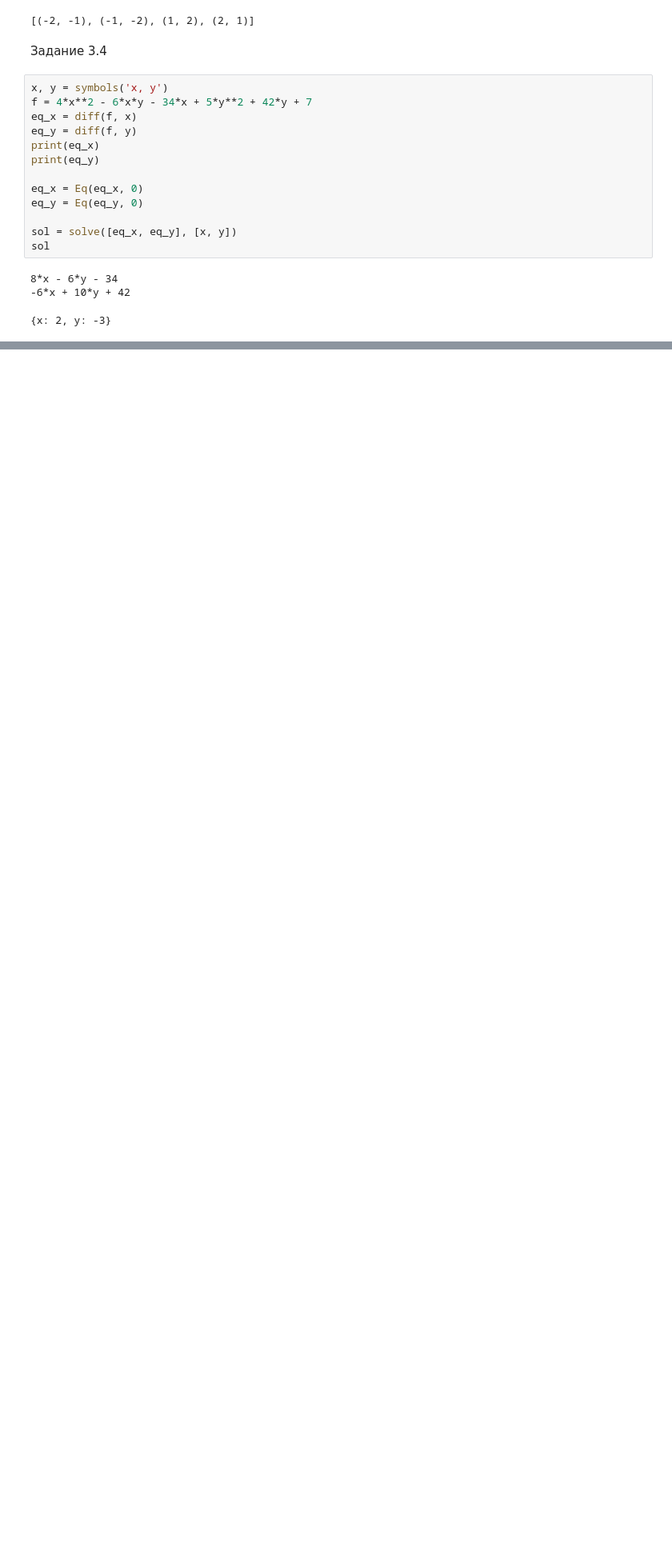
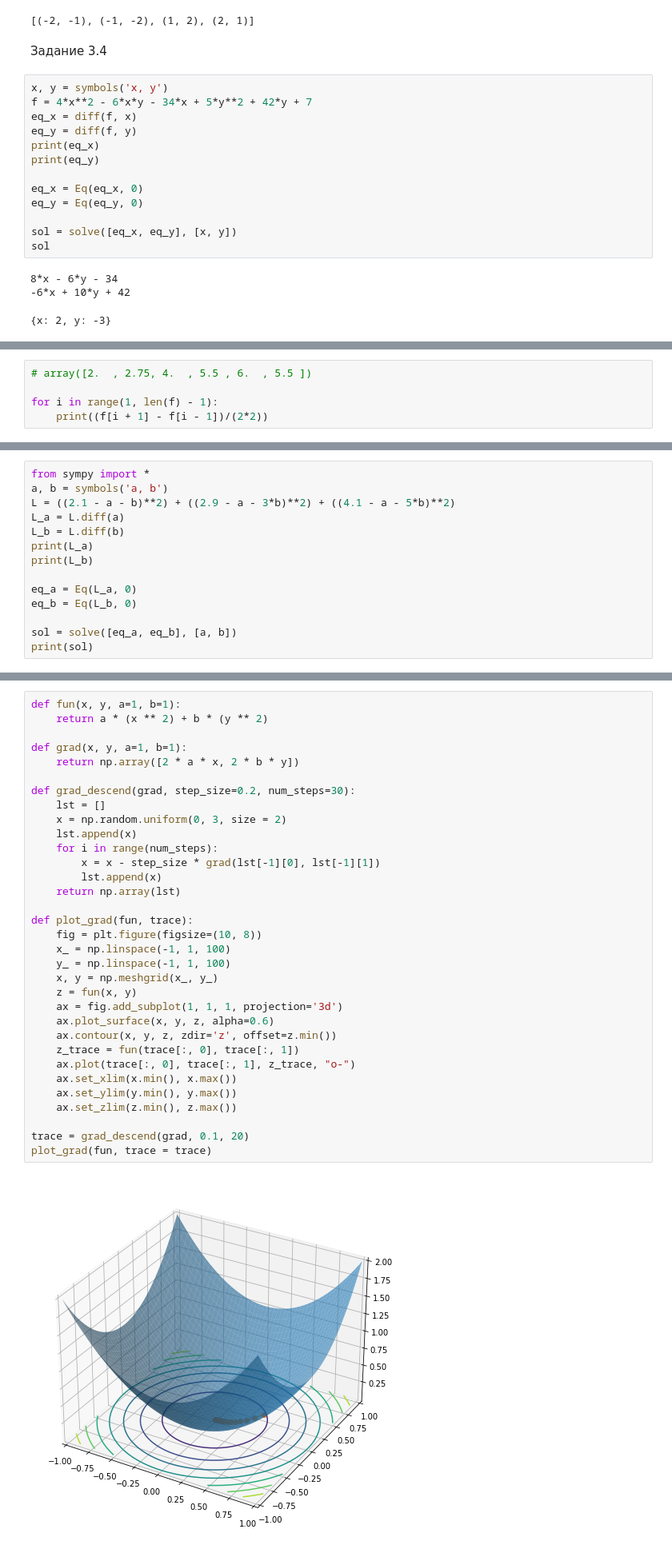
Before and after one commit to Nadarsa/sf_data_science, a Jupyter notebook: Math & ML/practice.ipynb, the cells around one changed output, grey strips where cells are left out. Shown at 80% size. Cells and saved outputs as stored; diff of their text form; blank space fills up the shorter version.

```diff
--- a/Math & ML/practice.ipynb
+++ b/Math & ML/practice.ipynb
@@ -441,0 +636,5 @@ sol
+# %%
+# array([2.  , 2.75, 4.  , 5.5 , 6.  , 5.5 ])
+
+for i in range(1, len(f) - 1):
+    print((f[i + 1] - f[i - 1])/(2*2))
@@ -441,0 +678,14 @@ sol
+# %%
+from sympy import *
+a, b = symbols('a, b')
+L = ((2.1 - a - b)**2) + ((2.9 - a - 3*b)**2) + ((4.1 - a - 5*b)**2)
+L_a = L.diff(a)
+L_b = L.diff(b)
+print(L_a)
+print(L_b)
+
+eq_a = Eq(L_a, 0)
+eq_b = Eq(L_b, 0)
+
+sol = solve([eq_a, eq_b], [a, b])
+print(sol)
@@ -441,0 +708,35 @@ sol
+# %%
+def fun(x, y, a=1, b=1):
+    return a * (x ** 2) + b * (y ** 2)
+
+def grad(x, y, a=1, b=1):
+    return np.array([2 * a * x, 2 * b * y])
+
+def grad_descend(grad, step_size=0.2, num_steps=30):
+    lst = []
+    x = np.random.uniform(0, 3, size = 2)
+    lst.append(x)
+    for i in range(num_steps):
+        x = x - step_size * grad(lst[-1][0], lst[-1][1])
+        lst.append(x)
+    return np.array(lst)
+
+def plot_grad(fun, trace):
+    fig = plt.figure(figsize=(10, 8))
+    x_ = np.linspace(-1, 1, 100)
+    y_ = np.linspace(-1, 1, 100)
+    x, y = np.meshgrid(x_, y_)
+    z = fun(x, y)
+    ax = fig.add_subplot(1, 1, 1, projection='3d')
+    ax.plot_surface(x, y, z, alpha=0.6)
+    ax.contour(x, y, z, zdir='z', offset=z.min())
+    z_trace = fun(trace[:, 0], trace[:, 1])
+    ax.plot(trace[:, 0], trace[:, 1], z_trace, "o-")
+    ax.set_xlim(x.min(), x.max())
+    ax.set_ylim(y.min(), y.max())
+    ax.set_zlim(z.min(), z.max())
+
+trace = grad_descend(grad, 0.1, 20)
+plot_grad(fun, trace = trace)
+# %% [output]
+[figure, added]
```
Also changed, not shown: parts of 90 cells of this notebook, 10 other files.
